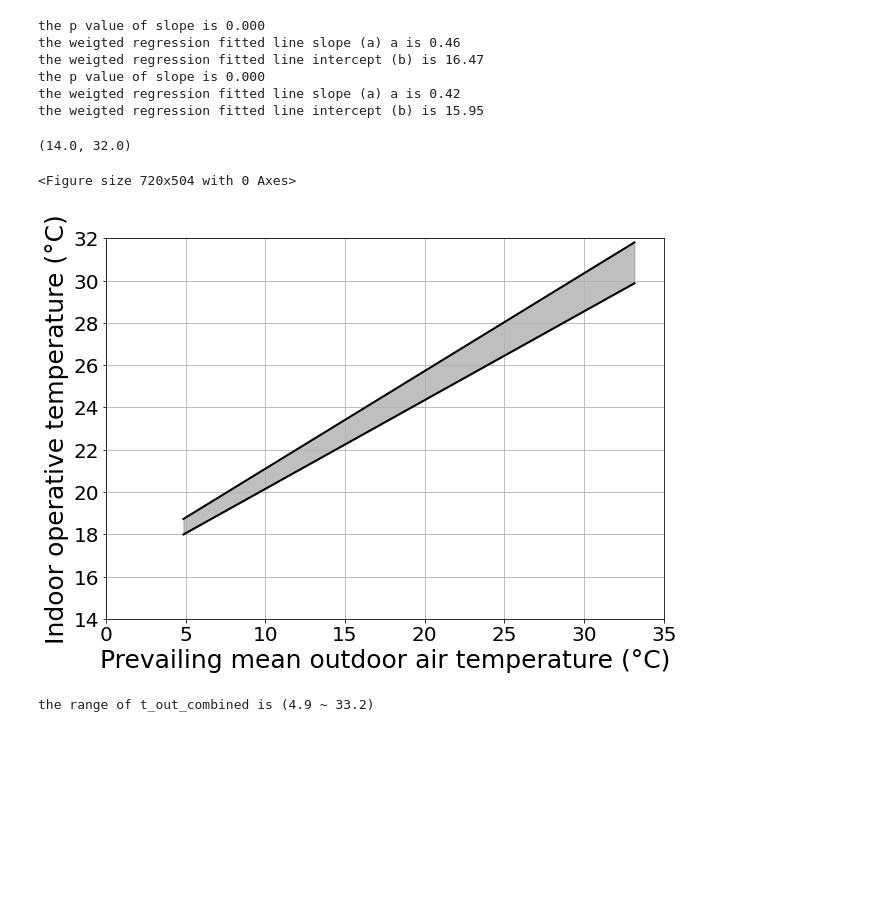
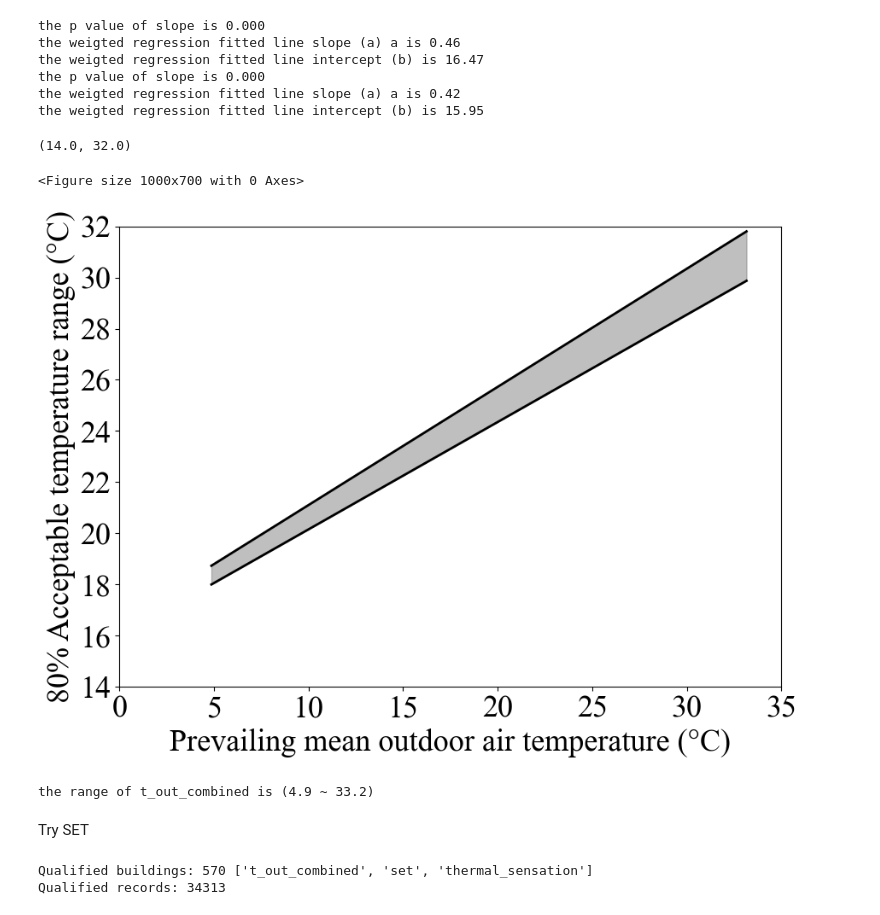
Before and after one commit to ruijis/causal-thinking-neutral-temperature, a Jupyter notebook: two-linear-regressions.ipynb, the cells around one changed output. Saved outputs shown, nothing was run; the diff lists cells and outputs as text; code cells hidden in the pictures; blank space fills up the shorter version.

```diff
--- a/two-linear-regressions.ipynb
+++ b/two-linear-regressions.ipynb
@@ -634,16 +661,28 @@ t_out_combined = t_out_combined[sort_index]
 up_line = (up_a_slope*t_out_combined + up_a_intercept)[sort_index]
 low_line = (low_a_slope*t_out_combined + low_a_intercept)[sort_index]
 
+
 # draw grey band between the two lines
 plt.figure(figsize=(10, 7))
 plt.plot(t_out_combined, up_a_slope*t_out_combined+up_a_intercept, color='black', linewidth=2)
 plt.plot(t_out_combined, low_a_slope*t_out_combined+low_a_intercept, color='black', linewidth=2)
 plt.fill_between(t_out_combined, up_a_slope*t_out_combined+up_a_intercept, low_a_slope*t_out_combined+low_a_intercept, color='grey', alpha=0.5)
-plt.xlabel('Prevailing mean outdoor air temperature (°C)', fontsize=25)
-plt.ylabel('Indoor operative temperature (°C)', rotation=90, fontsize=25)
-plt.xticks(fontsize=20)
-plt.yticks(fontsize=20)
+plt.xlabel('Prevailing mean outdoor air temperature (°C)', fontsize=26)
+plt.ylabel("80% Acceptable temperature range (°C)", rotation=90, fontsize=26)
+plt.xticks(fontsize=26)
+plt.yticks(fontsize=26)
 plt.grid(True)
+plt.rcParams['font.family'] = 'Times New Roman'
+
+# # Move y-axis label to the top and adjust the distance
+# ax = plt.gca()
+# ax.xaxis.set_label_coords(1, -0.1)
+# ax.yaxis.set_label_coords(-0.08, 1)
+# # alighn label right in the text box
+# ax.yaxis.get_label().set_ha('right')  # this line is added for horizontal alignment to the right
+# ax.xaxis.get_label().set_ha('right')  # this line is added for horizontal alignment to the right
+
+plt.grid(False)
 
 # set the x-axis range from 5 to 35 and y-axis range from 14 to 32
 plt.xlim(0, 35)
@@ -667,31 +706,51 @@ the weigted regression fitted line intercept (b) is 15.95
 # %%
 # plot two lines, one with the up_b_slope and up_b_intercept, and another with the low_b_slope and low_b_intercept
 plt.figure(figsize=(10, 7))
 t_out_combined = np.array(df_bldg_nv_b['t_out_combined'])
 sort_index = np.argsort(t_out_combined)
 t_out_combined = t_out_combined[sort_index]
 up_line = (up_b_slope*t_out_combined + up_b_intercept)[sort_index]
 low_line = (low_b_slope*t_out_combined + low_b_intercept)[sort_index]
 
 # draw grey band between the two lines
 plt.figure(figsize=(10, 7))
 plt.plot(t_out_combined, up_b_slope*t_out_combined+up_b_intercept, color='black', linewidth=2)
 plt.plot(t_out_combined, low_b_slope*t_out_combined+low_b_intercept, color='black', linewidth=2)
 plt.fill_between(t_out_combined, up_b_slope*t_out_combined+up_b_intercept, low_b_slope*t_out_combined+low_b_intercept, color='grey', alpha=0.5)
-plt.xlabel('Prevailing mean outdoor air temperature (°C)', fontsize=25)
-plt.ylabel('Indoor operative temperature (°C)', rotation=90, fontsize=25)
-plt.xticks(fontsize=20)
-plt.yticks(fontsize=20)
+plt.xlabel('Prevailing mean outdoor air temperature (°C)', fontsize=26)
+plt.ylabel("80% Acceptable temperature range (°C)", rotation=90, fontsize=26)
+plt.xticks(fontsize=26)
+plt.yticks(fontsize=26)
 plt.grid(True)
+plt.rcParams['font.family'] = 'Times New Roman'
+
+# # Move y-axis label to the top and adjust the distance
+# ax = plt.gca()
+# ax.xaxis.set_label_coords(1, -0.1)
+# ax.yaxis.set_label_coords(-0.08, 1)
+# # alighn label right in the text box
+# ax.yaxis.get_label().set_ha('right')  # this line is added for horizontal alignment to the right
+# ax.xaxis.get_label().set_ha('right')  # this line is added for horizontal alignment to the right
+
+
+plt.grid(False)
 # set the x-axis range from 5 to 35 and y-axis range from 14 to 32
 plt.xlim(0, 35)
 plt.ylim(14, 32)
 # %% [output]
 (14.0, 32.0)
-<Figure size 720x504 with 0 Axes>
+<Figure size 1000x700 with 0 Axes>
-[figure, old version]
+[figure, new version]
 # %%
 # print the range of t_out_combined
 print('the range of t_out_combined is ({:.1f}'.format(df_bldg_nv_b['t_out_combined'].min()), '~ {:.1f})'.format(df_bldg_nv_b['t_out_combined'].max()))
 # %% [output]
 the range of t_out_combined is (4.9 ~ 33.2)
+# %% [markdown]
+Try SET
+# %%
+cols = ['t_out_combined', 'set', 'thermal_sensation']
+df_data = keep_rows(df_data, cols).copy()
+# %% [output]
+Qualified buildings: 570 ['t_out_combined', 'set', 'thermal_sensation']
+Qualified records: 34313
```
Also changed, not shown: parts of 19 cells of this notebook.
